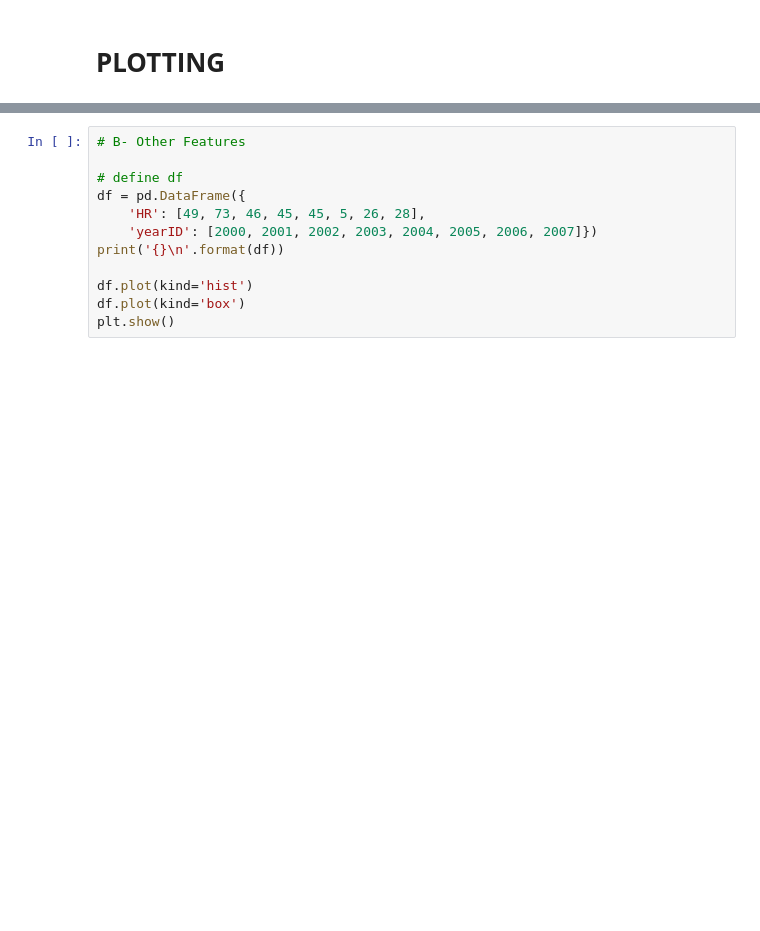
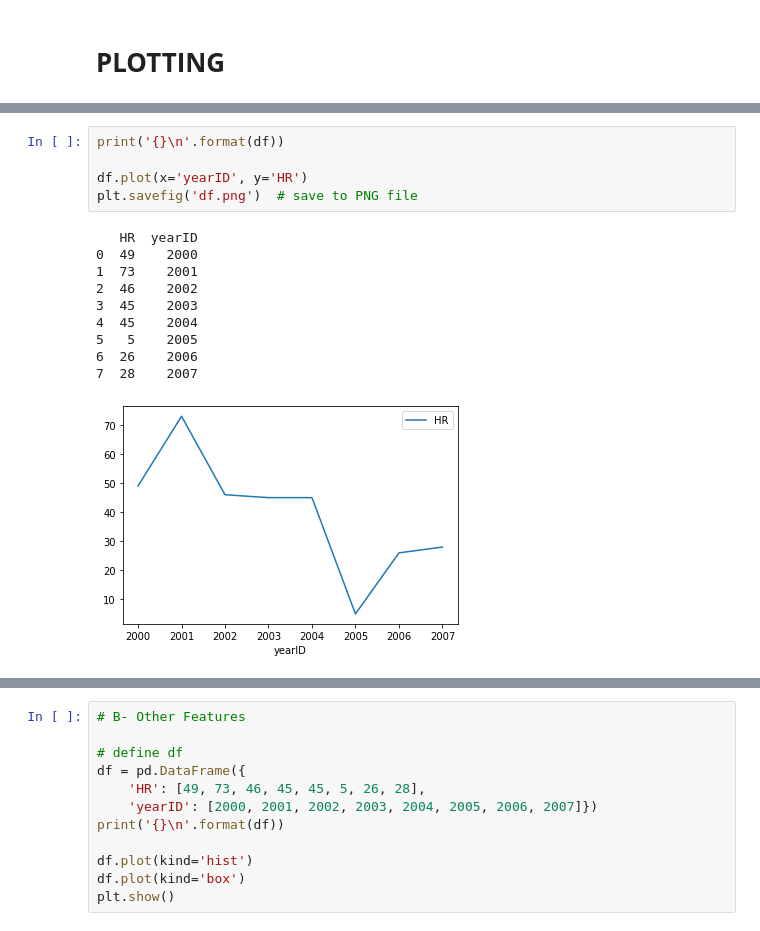
Before and after one commit to mohamedamine456/educative_machine_learning_for_SE, a Jupyter notebook: DataAnalysisWithPandas.ipynb, the cells around one changed output, grey strips where cells are left out. Saved outputs shown, nothing was run; the diff lists cells and outputs as text; blank space fills up the shorter version.

```diff
--- a/DataAnalysisWithPandas.ipynb
+++ b/DataAnalysisWithPandas.ipynb
@@ -1084 +1102,17 @@ Name: yearID, dtype: int64
+# %%
+print('{}\n'.format(df))
+
+df.plot(x='yearID', y='HR')
+plt.savefig('df.png')  # save to PNG file
+# %% [output]
+   HR  yearID
+0  49    2000
+1  73    2001
+2  46    2002
+3  45    2003
+4  45    2004
+5   5    2005
+6  26    2006
+7  28    2007
+[figure, added]
 # %%
```
Also changed, not shown: parts of 6 cells of this notebook, 1 other file.
